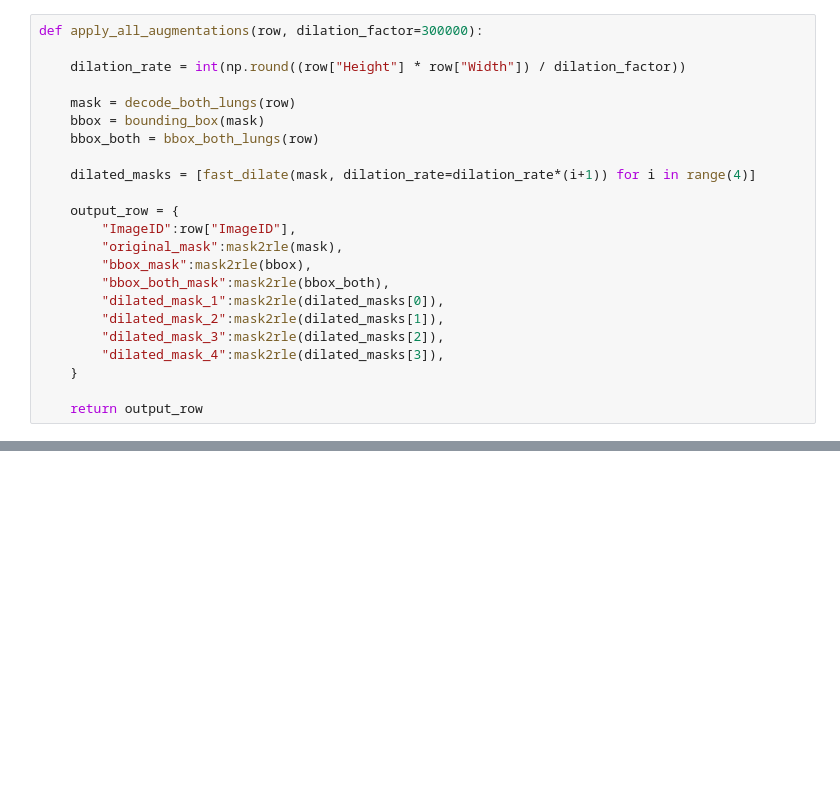
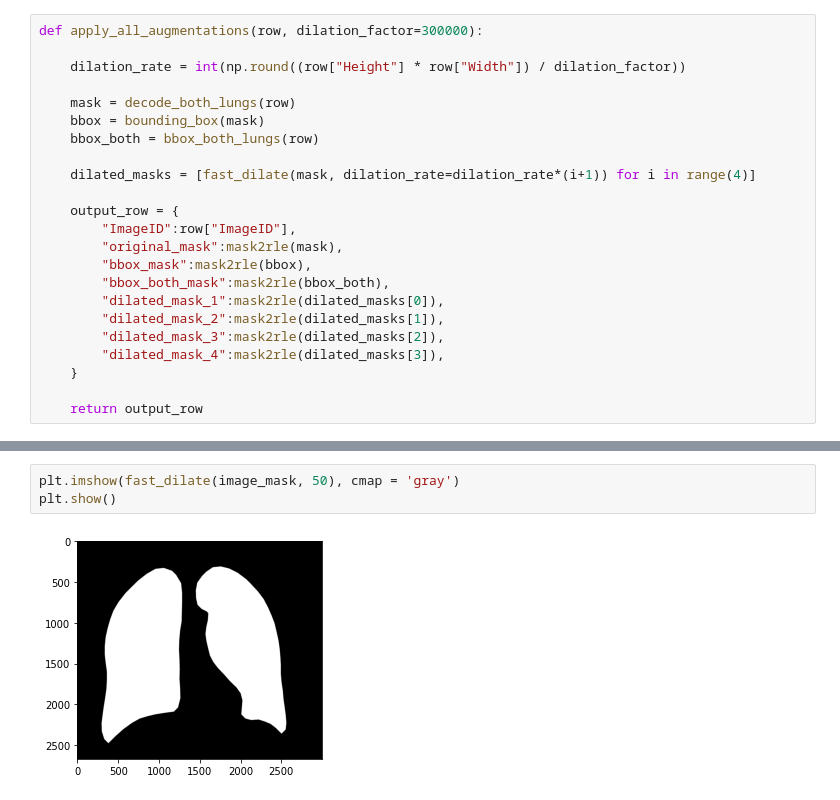
Before and after one commit to CasperAntonPoulsen/LabelReliability_and_PathologyDetection_in_ChestXrays, a Jupyter notebook: Segmentation_preprocessing/Segmentation_mask.ipynb, the cells around one changed output, grey strips where cells are left out. Saved outputs shown, nothing was run; the diff lists cells and outputs as text; blank space fills up the shorter version.

```diff
--- a/Segmentation_preprocessing/Segmentation_mask.ipynb
+++ b/Segmentation_preprocessing/Segmentation_mask.ipynb
@@ -171,0 +212,5 @@ plt.show()
+# %%
+plt.imshow(fast_dilate(image_mask, 50), cmap = 'gray')
+plt.show()
+# %% [output]
+[figure, added]
```
Also changed, not shown: parts of 10 cells of this notebook.
